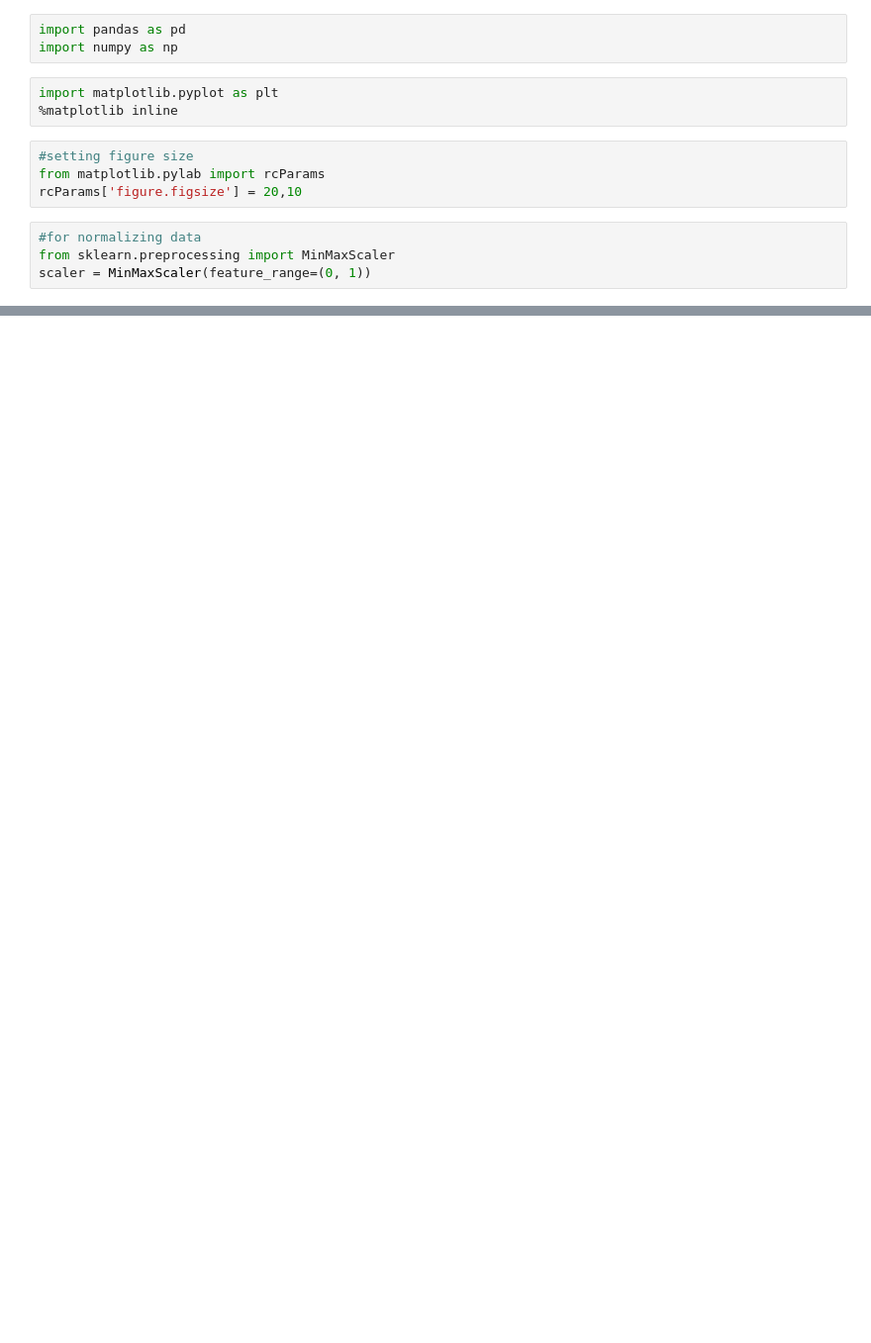
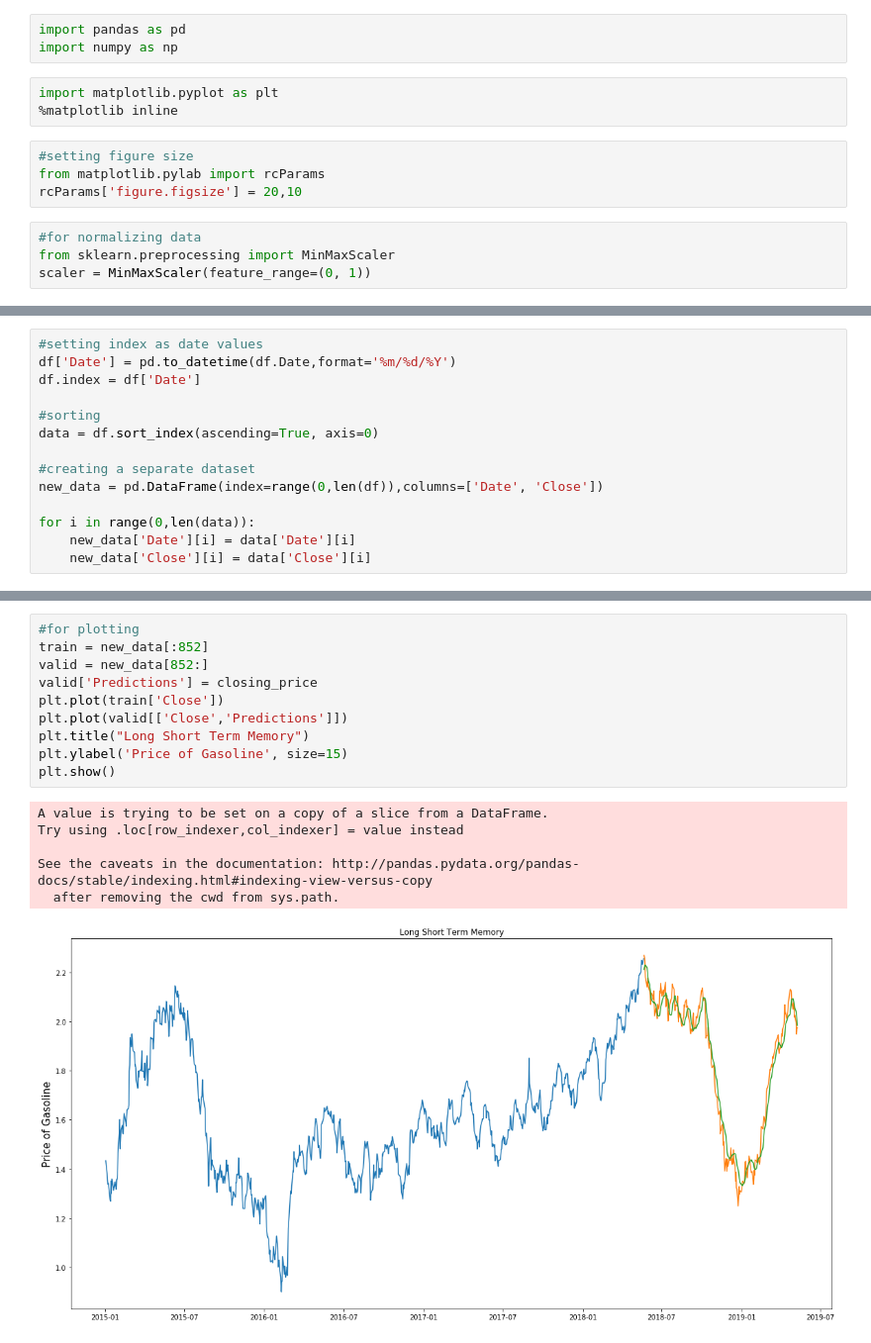
Before and after one commit to brownal05/globaltrade, a Jupyter notebook: John/Methods.ipynb, the cells around one changed output, grey strips where cells are left out. Shown at 99% size. Cells and saved outputs as stored; diff of their text form; blank space fills up the shorter version.

```diff
--- a/John/Methods.ipynb
+++ b/John/Methods.ipynb
@@ -32,0 +98,14 @@ ValueError: time data 5/1/2019 doesn't match format specified
+# %%
+#setting index as date values
+df['Date'] = pd.to_datetime(df.Date,format='%m/%d/%Y')
+df.index = df['Date']
+
+#sorting
+data = df.sort_index(ascending=True, axis=0)
+
+#creating a separate dataset
+new_data = pd.DataFrame(index=range(0,len(df)),columns=['Date', 'Close'])
+
+for i in range(0,len(data)):
+    new_data['Date'][i] = data['Date'][i]
+    new_data['Close'][i] = data['Close'][i]
@@ -32,0 +246,17 @@ ValueError: time data 5/1/2019 doesn't match format specified
+# %%
+#for plotting
+train = new_data[:852]
+valid = new_data[852:]
+valid['Predictions'] = closing_price
+plt.plot(train['Close'])
+plt.plot(valid[['Close','Predictions']])
+plt.title("Long Short Term Memory")
+plt.ylabel('Price of Gasoline', size=15)
+plt.show()
+# %% [output]
+A value is trying to be set on a copy of a slice from a DataFrame.
+Try using .loc[row_indexer,col_indexer] = value instead
+
+See the caveats in the documentation: http://pandas.pydata.org/pandas-docs/stable/indexing.html#indexing-view-versus-copy
+  after removing the cwd from sys.path.
+[figure, added]
```
Also changed, not shown: parts of 21 cells of this notebook, 9 other files.
